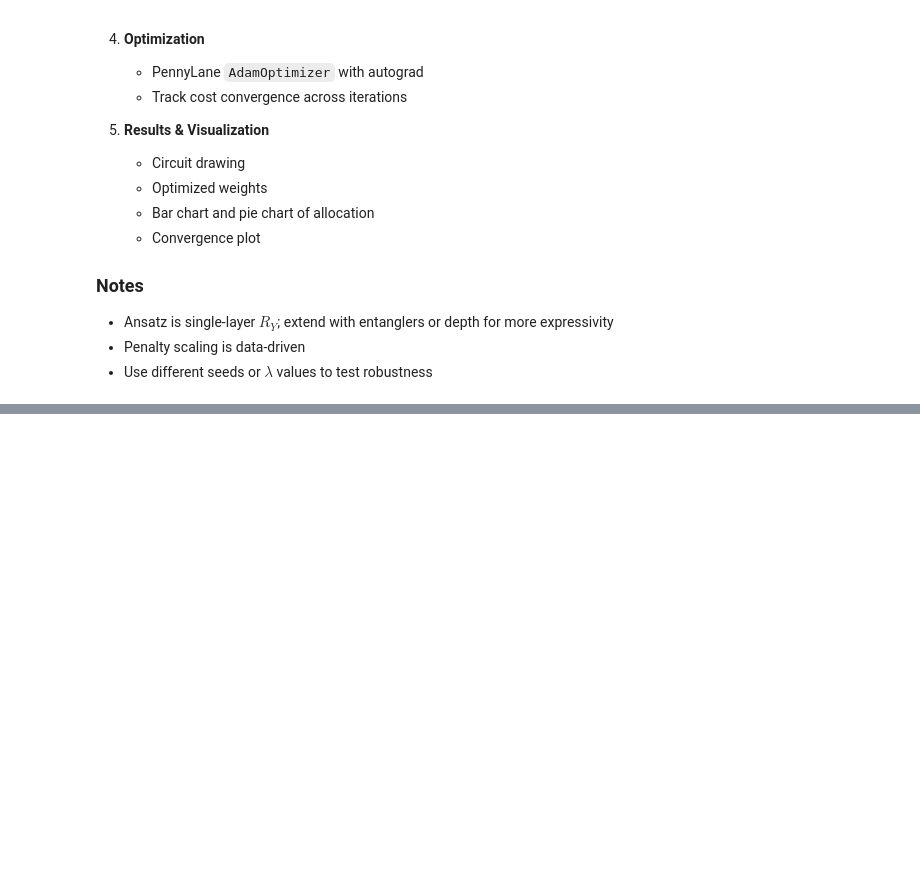
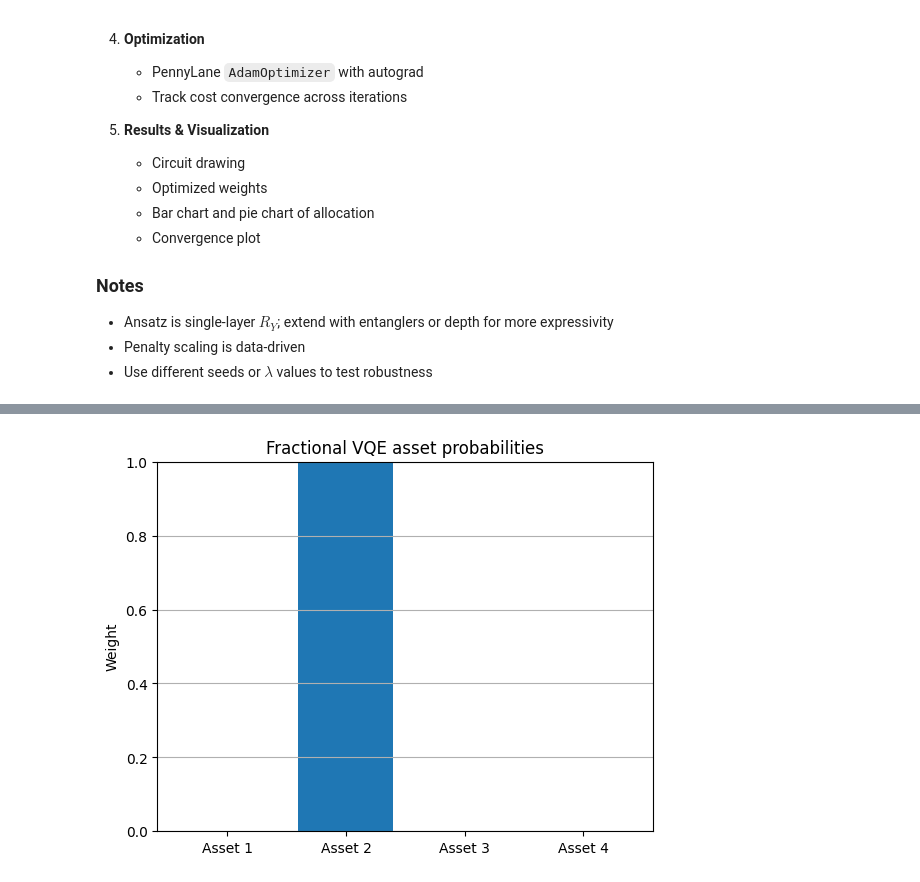
Before and after one commit to SidRichardsQuantum/VQE_Portfolio_Optimization, a Jupyter notebook: notebooks/Fractional_VQE.ipynb, the cells around one changed output, grey strips where cells are left out. Saved outputs shown, nothing was run; the diff lists cells and outputs as text; code cells hidden in the pictures; blank space fills up the shorter version.

```diff
--- a/notebooks/Fractional_VQE.ipynb
+++ b/notebooks/Fractional_VQE.ipynb
@@ -130,12 +158,15 @@ for i, w in enumerate(w_opt):
 # %%
 # Bar chart
 plt.figure()
 plt.bar([f"Asset {i+1}" for i in range(n_assets)], w_opt)
 plt.ylabel("Weight")
 plt.ylim(0, 1)
-plt.title("Fractional VQE allocation")
+plt.title("Fractional VQE asset probabilities")
 plt.grid(axis="y")
+plt.savefig("images/Fractional_VQE_Probabilities.png", dpi=300, bbox_inches="tight")
 plt.show()
+# %% [output]
+[figure, added]
 # %%
 # Pie chart
 plt.figure(figsize=(6,6))
```
Also changed, not shown: parts of 5 cells of this notebook, 16 other files.
